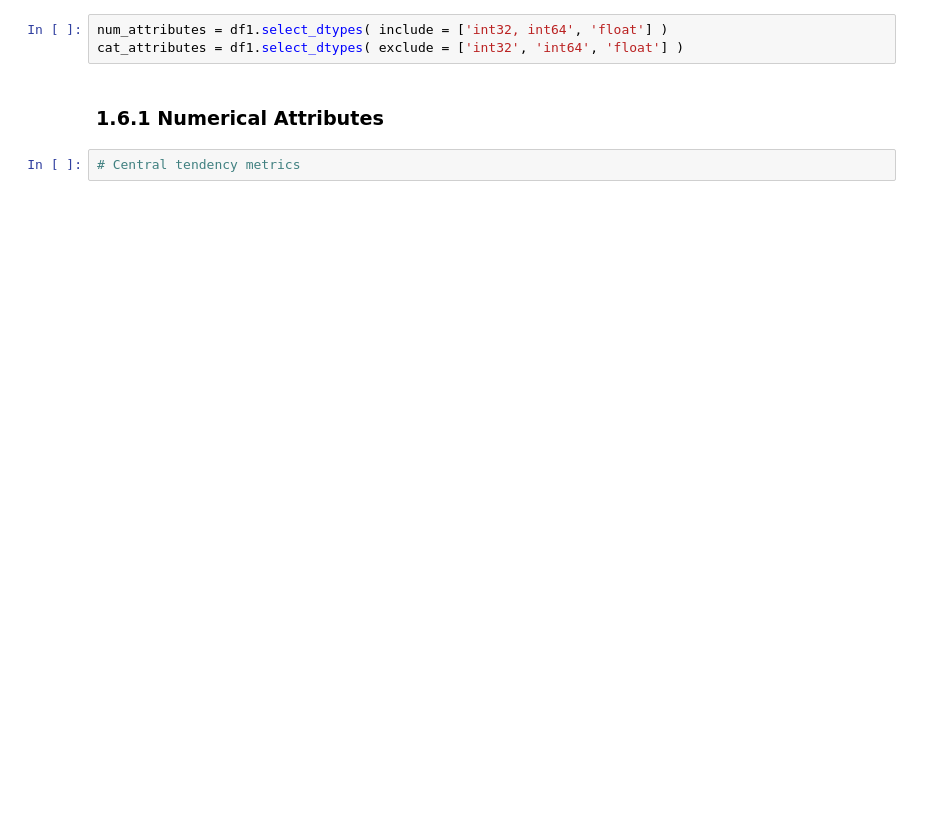
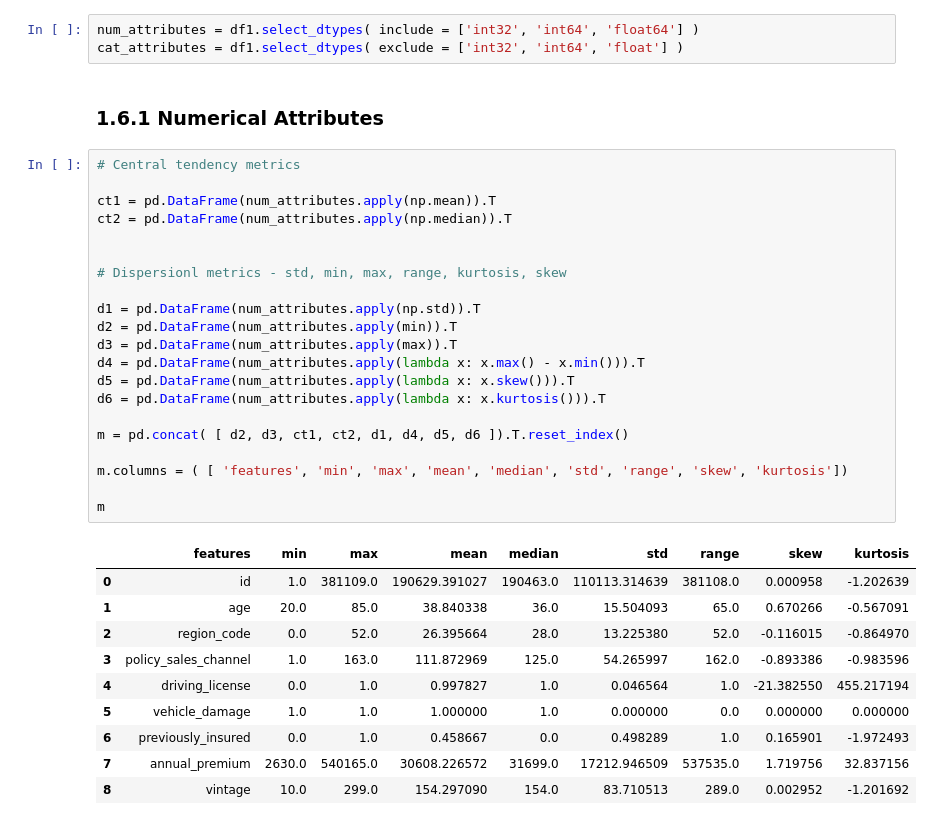
Before and after one commit to andersonrenatobonif/health_insurance, a Jupyter notebook: v01_health_insurance.ipynb, the cells around one changed output. Saved outputs shown, nothing was run; the diff lists cells and outputs as text; blank space fills up the shorter version.

```diff
--- a/v01_health_insurance.ipynb
+++ b/v01_health_insurance.ipynb
@@ -165,9 +203,39 @@ df1['policy_sales_channel'] = df1['policy_sales_channel'].astype(int)
 # %% [markdown]
 ## 1.6 Descriptive Statistical
 # %%
-num_attributes = df1.select_dtypes( include = ['int32, int64', 'float'] )
+num_attributes = df1.select_dtypes( include = ['int32', 'int64', 'float64'] )
 cat_attributes = df1.select_dtypes( exclude = ['int32', 'int64', 'float'] )
 # %% [markdown]
 ### 1.6.1 Numerical Attributes
 # %%
 # Central tendency metrics
+
+ct1 = pd.DataFrame(num_attributes.apply(np.mean)).T
+ct2 = pd.DataFrame(num_attributes.apply(np.median)).T
+
+
+# Dispersionl metrics - std, min, max, range, kurtosis, skew
+
+d1 = pd.DataFrame(num_attributes.apply(np.std)).T
+d2 = pd.DataFrame(num_attributes.apply(min)).T
+d3 = pd.DataFrame(num_attributes.apply(max)).T
+d4 = pd.DataFrame(num_attributes.apply(lambda x: x.max() - x.min())).T
+d5 = pd.DataFrame(num_attributes.apply(lambda x: x.skew())).T
+d6 = pd.DataFrame(num_attributes.apply(lambda x: x.kurtosis())).T
+
+m = pd.concat( [ d2, d3, ct1, ct2, d1, d4, d5, d6 ]).T.reset_index()
+
+m.columns = ( [ 'features', 'min', 'max', 'mean', 'median', 'std', 'range', 'skew', 'kurtosis'])
+
+m
+# %% [output]
+|  | features | min | max | mean | median | std | range | skew | kurtosis |
+| 0 | id | 1.0 | 381109.0 | 190629.391027 | 190463.0 | 110113.314639 | 381108.0 | 0.000958 | -1.202639 |
+| 1 | age | 20.0 | 85.0 | 38.840338 | 36.0 | 15.504093 | 65.0 | 0.670266 | -0.567091 |
+| 2 | region_code | 0.0 | 52.0 | 26.395664 | 28.0 | 13.225380 | 52.0 | -0.116015 | -0.864970 |
+| 3 | policy_sales_channel | 1.0 | 163.0 | 111.872969 | 125.0 | 54.265997 | 162.0 | -0.893386 | -0.983596 |
+| 4 | driving_license | 0.0 | 1.0 | 0.997827 | 1.0 | 0.046564 | 1.0 | -21.382550 | 455.217194 |
+| 5 | vehicle_damage | 1.0 | 1.0 | 1.000000 | 1.0 | 0.000000 | 0.0 | 0.000000 | 0.000000 |
+| 6 | previously_insured | 0.0 | 1.0 | 0.458667 | 0.0 | 0.498289 | 1.0 | 0.165901 | -1.972493 |
+| 7 | annual_premium | 2630.0 | 540165.0 | 30608.226572 | 31699.0 | 17212.946509 | 537535.0 | 1.719756 | 32.837156 |
+| 8 | vintage | 10.0 | 299.0 | 154.297090 | 154.0 | 83.710513 | 289.0 | 0.002952 | -1.201692 |
```
Also changed, not shown: parts of 12 cells of this notebook.
